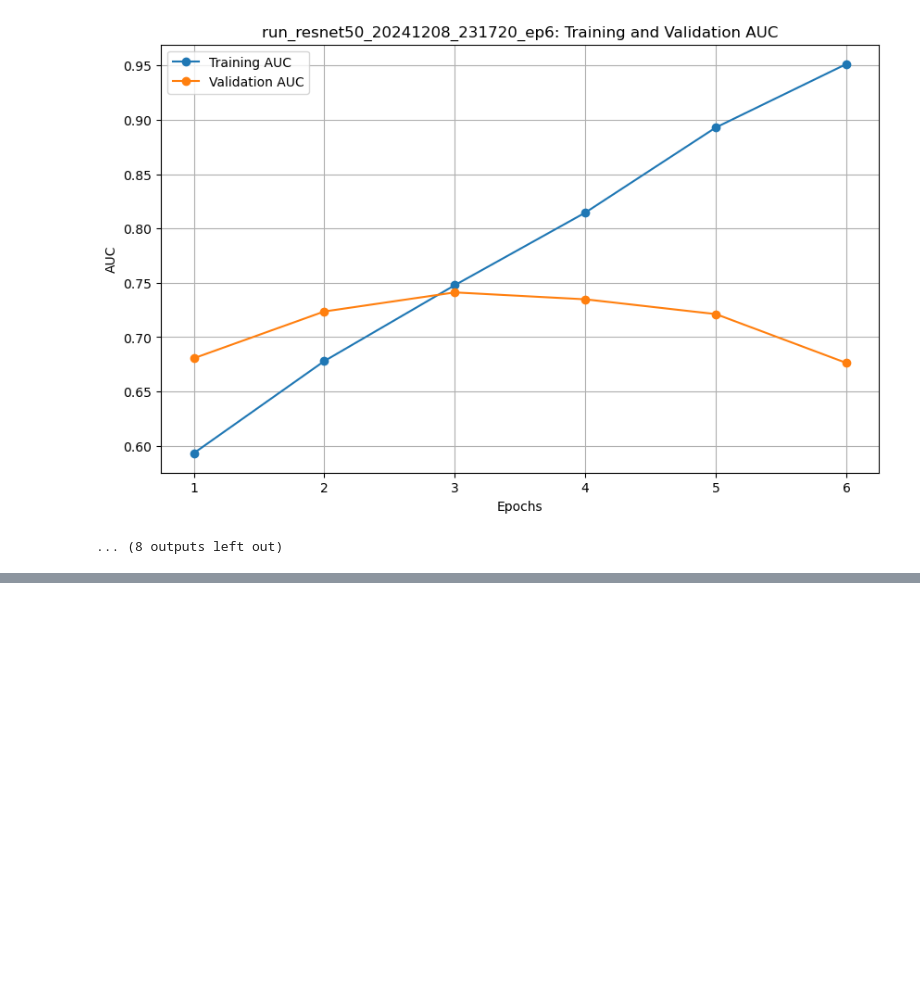
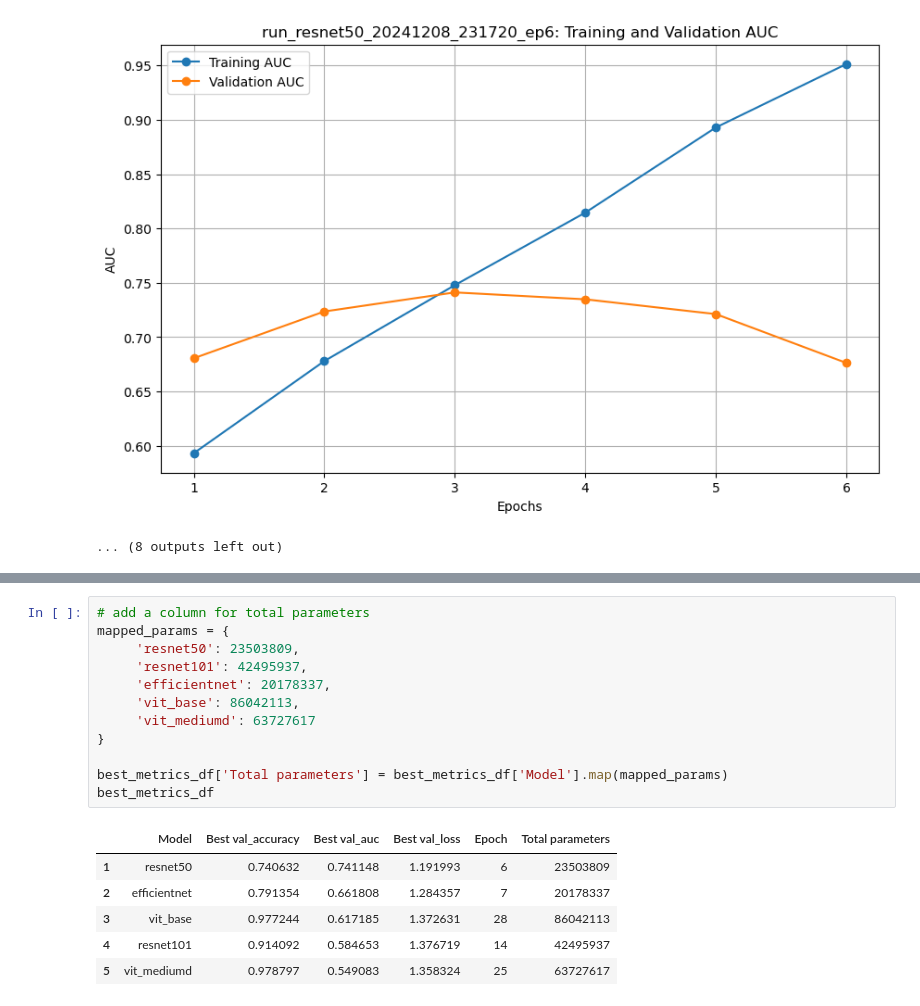
Before and after one commit to Mattz-CE/rsna, a Jupyter notebook: history_viewer.ipynb, the cells around one changed output, grey strips where cells are left out. Cells and saved outputs as stored; diff of their text form; blank space fills up the shorter version.

```diff
--- a/history_viewer.ipynb
+++ b/history_viewer.ipynb
@@ -118,0 +172,19 @@ Name: 2, dtype: float64
+# %%
+# add a column for total parameters
+mapped_params = {
+     'resnet50': 23503809,
+     'resnet101': 42495937,
+     'efficientnet': 20178337,
+     'vit_base': 86042113,
+     'vit_mediumd': 63727617
+}
+
+best_metrics_df['Total parameters'] = best_metrics_df['Model'].map(mapped_params)
+best_metrics_df
+# %% [output]
+|  | Model | Best val_accuracy | Best val_auc | Best val_loss | Epoch | Total parameters |
+| 1 | resnet50 | 0.740632 | 0.741148 | 1.191993 | 6 | 23503809 |
+| 2 | efficientnet | 0.791354 | 0.661808 | 1.284357 | 7 | 20178337 |
+| 3 | vit_base | 0.977244 | 0.617185 | 1.372631 | 28 | 86042113 |
+| 4 | resnet101 | 0.914092 | 0.584653 | 1.376719 | 14 | 42495937 |
+| 5 | vit_mediumd | 0.978797 | 0.549083 | 1.358324 | 25 | 63727617 |
```
Also changed, not shown: parts of 3 cells of this notebook, 3 other files.
